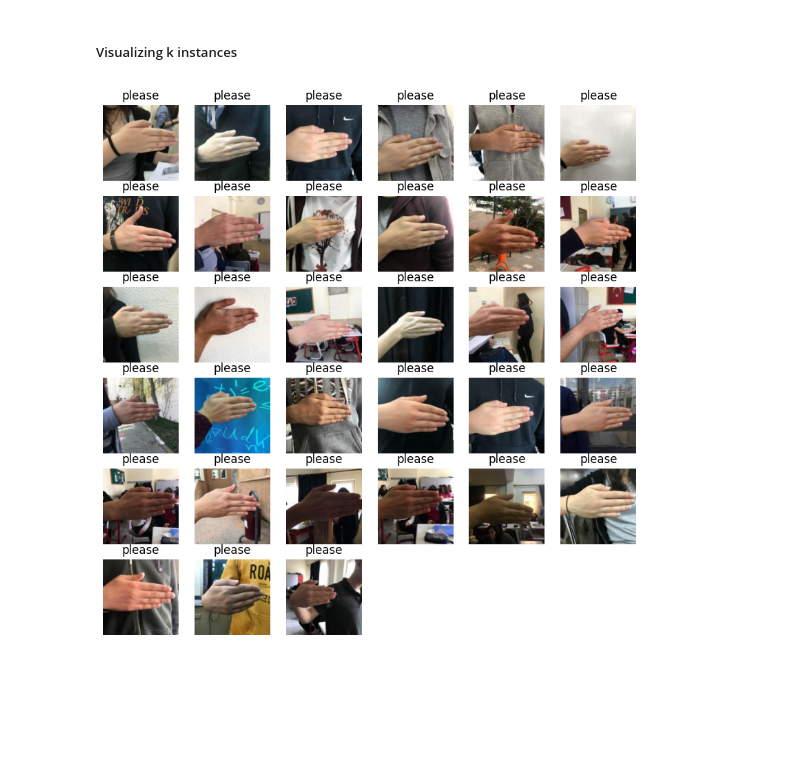
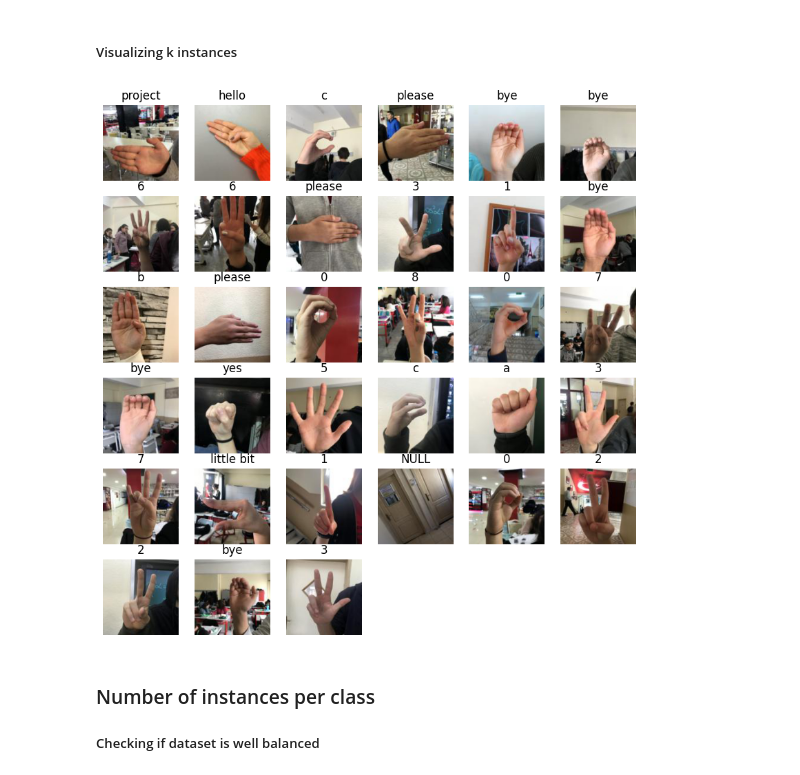
Before and after one commit to bojaanaa11/MU_sign_language_classification, a Jupyter notebook: 01 - Dataset Analysis.ipynb, the cells around one changed output. Drawn from its saved outputs; the diff is of its cells as text; code cells hidden in the pictures; blank space fills up the shorter version.

```diff
--- a/01 - Dataset Analysis.ipynb
+++ b/01 - Dataset Analysis.ipynb
@@ -56,12 +57,15 @@ print(indices)
 # %%
 plt.figure(figsize=(10, 10))
 
 for i in range(k):
     plt.subplot(int(np.ceil(np.sqrt(k))), int(np.ceil(np.sqrt(k))), i + 1)
-    plt.imshow(X[i])
-    plt.title(y[i][0])
+    plt.imshow(X[indices[i]])
+    plt.title(y[indices[i]][0])
     plt.axis('off')
 
 plt.show()
 # %% [output]
-[figure, old version]
+[figure, new version]
+# %% [markdown]
+### Number of instances per class
+##### Checking if dataset is well balanced
```
Also changed, not shown: parts of 4 cells of this notebook.
